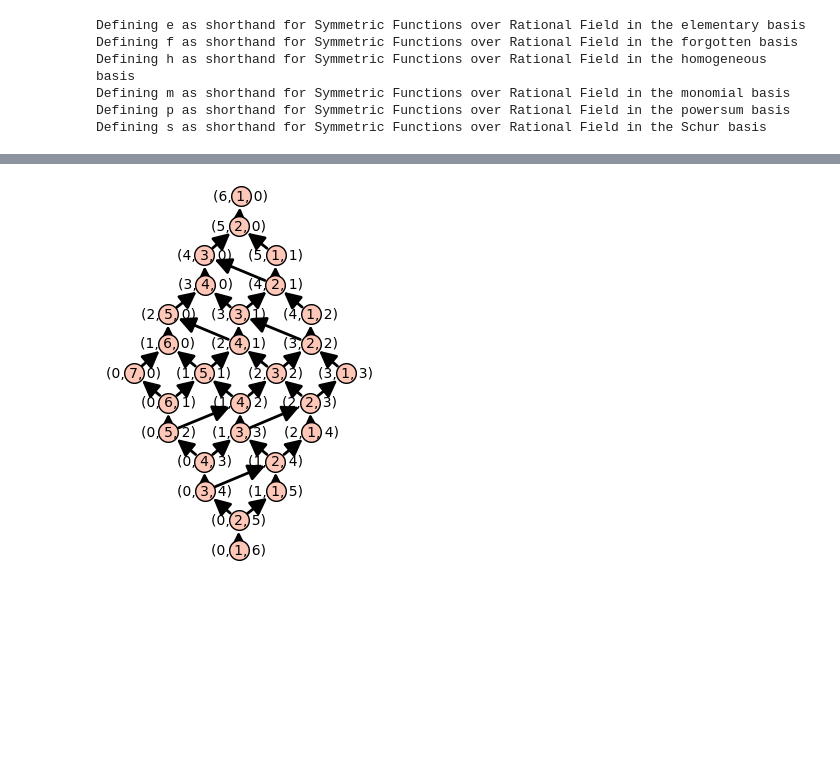
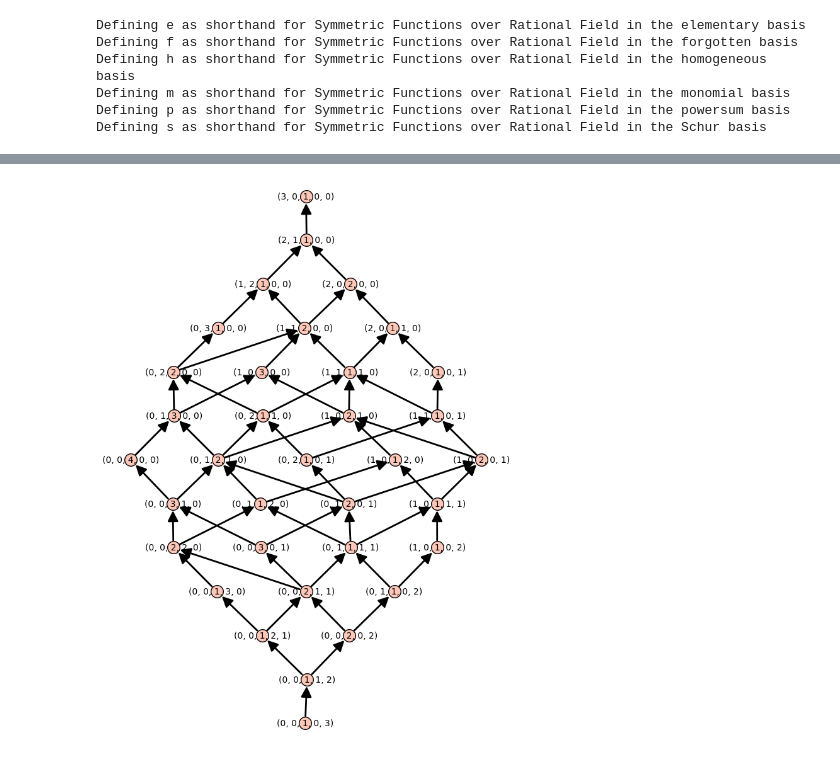
Before and after one commit to gyp2438/plethysm, a Jupyter notebook: Plethysme-2.ipynb, the cells around one changed output, grey strips where cells are left out. Saved outputs shown, nothing was run; the diff lists cells and outputs as text; code cells hidden in the pictures; blank space fills up the shorter version.

```diff
--- a/Plethysme-2.ipynb
+++ b/Plethysme-2.ipynb
@@ -95,0 +96,5 @@ s[16] + s[14, 2] + s[13, 3] + 2*s[12, 4] + 2*s[10, 6] + s[8, 8]
+# %%
+a=5
+b=6
+k=b//2
+InSchur(polynomials(vectors(a,b,3),b))
@@ -95,0 +111,4 @@ s[16] + s[14, 2] + s[13, 3] + 2*s[12, 4] + 2*s[10, 6] + s[8, 8]
+# %%
+M = vectors(a,b,1)
+for s in range(len(M)):
+    print(monomials(vectors(a,b,1),b,s), M[s])
@@ -96,6 +191,6 @@ s[16] + s[14, 2] + s[13, 3] + 2*s[12, 4] + 2*s[10, 6] + s[8, 8]
 # %%
 # Vecteur obtenu par sommation des premières coordonnées
-def dominance(x):
+def derive(x):
     t=[]
     r=0
     for i in range(len(x)):
@@ -120,6 +215,8 @@ NameError: name 'derive' is not defined
 # %%
-W=vectors(8,3,1)
-elements=tuple(tuple(i) for i in W)
-Poset((elements,cover)).plot()
+W0=vectors(a,b,1)
+elements0=tuple(tuple(i) for i in W0)
+P0=Poset((elements0,cover))
-# %% [output]
-[figure, removed]
+# %%
+W1=vectors(a,b,2)
+elements1=tuple(tuple(i) for i in W1)
+P1=Poset((elements1,cover))
@@ -125,0 +227,5 @@ Poset((elements,cover)).plot()
+# %%
+
+P1.plot(figsize=12)
+# %% [output]
+[figure, added]
```
Also changed, not shown: parts of 21 cells of this notebook, 2 other files.
